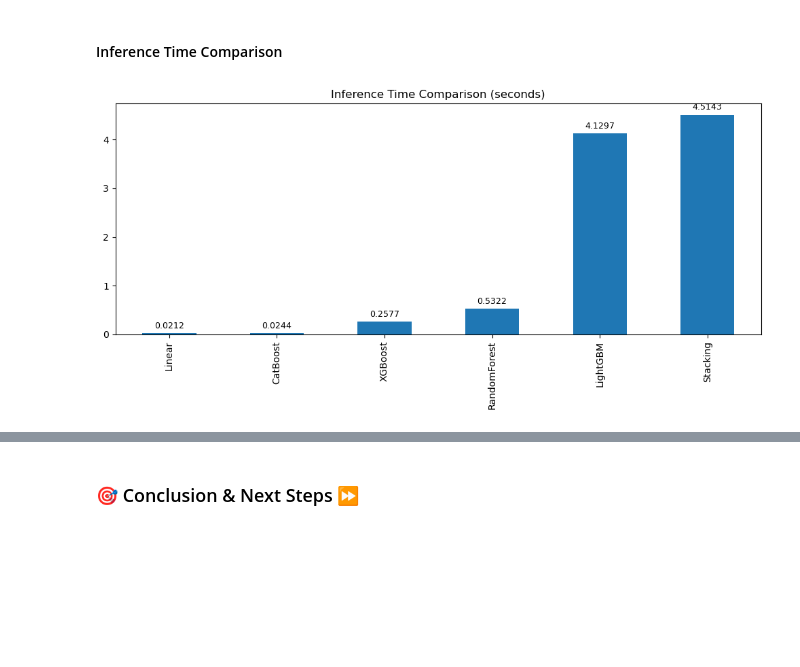
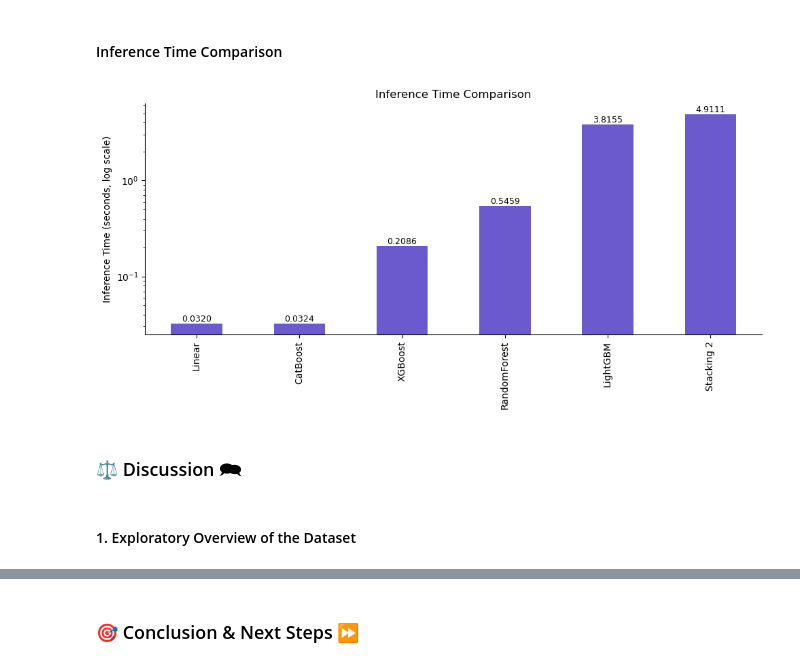
Before and after one commit to cresht2606/catalyst-hpr, a Jupyter notebook: notebooks/model_experiments.ipynb, the cells around one changed output, grey strips where cells are left out. Cells and saved outputs as stored; diff of their text form; code cells hidden in the pictures; blank space fills up the shorter version.

```diff
--- a/notebooks/model_experiments.ipynb
+++ b/notebooks/model_experiments.ipynb
@@ -310,6 +356,9 @@ stack_model_2 = StackingRegressor(
 # List of stacking models
 stack_models = [stack_model, stack_model_2]
 stack_names = ["Stacking 1", "Stacking 2"]
+
+# Stacking results
+stack_results = []
 
 for name, model in zip(stack_names, stack_models):
     # Evaluate on train/test split
@@ -328,6 +377,14 @@ for name, model in zip(stack_names, stack_models):
     train_rmse = np.sqrt(mean_squared_error(y_train, model.predict(X_train)))
     test_rmse = np.sqrt(mean_squared_error(y_test, model.predict(X_test)))
     print(f"Train RMSE: {train_rmse:.4f}, Test RMSE: {test_rmse:.4f}")
+
+    # Store Results
+    stack_results.append({
+        "model": name,
+        "RMSE_log": results["RMSE_log"],
+        "MAE_log": results["MAE_log"],
+        "R2_log": results["R2_log"]
+    })
 # %% [output]
 Stacking 1 Evaluation (Train/Test Split):
 {'model': 'StackingRegressor', 'RMSE_log': np.float64(0.7838419960166346), 'MAE_log': 0.3885915530838216, 'R2_log': 0.46886465797266197}
@@ -1140,37 +1348,47 @@ shap.summary_plot(shap_values, X_test)
 # %% [markdown]
 #### Inference Time Comparison ####
+# %%
+def benchmark_model(model, X):
+    start = time.time()
+    model.predict(X)
+    end = time.time()
+    return end - start
 # %%
-def benchmark_model(model, X, n_runs = 3):
-    times = []
-    for _ in range(n_runs):
-        start = time.time()
-        model.predict(X)
-        times.append(time.time() - start)
-    return np.mean(times)
-
 timing_results = {
     "Linear" : benchmark_model(lr, X_test),
     "RandomForest": benchmark_model(rf, X_test),
     "XGBoost" : benchmark_model(xgb_model, X_test),
     "LightGBM" : benchmark_model(lgb_model, X_test),
     "CatBoost" : benchmark_model(cat_model, X_test),
-    "Stacking" : benchmark_model(stack_model, X_test),
+    "Stacking 2" : benchmark_model(stack_model, X_test),
 }
 
-ax = (pd.Series(timing_results).sort_values().plot(kind="bar", figsize = (10, 5), title="Inference Time Comparison (seconds)"))
+timing_series = pd.Series(timing_results).sort_values()
 
-for p in ax.patches:
+plt.figure(figsize = (10, 5))
+ax = timing_series.plot(kind = "bar", logy = True, color = "slateBlue")
+
+plt.ylabel("Inference Time (seconds, log scale)")
+plt.title("Inference Time Comparison")
+
+# Add Annotations
+for bar in ax.patches:
+    height = bar.get_height()
     ax.annotate(
-        f"{p.get_height():.4f}",
-        (p.get_x() + p.get_width() / 2., p.get_height()),
+        f"{height:.4f}", # format value
+        (bar.get_x() + bar.get_width() / 2, height),
         ha="center",
         va="bottom",
         fontsize=9,
-        xytext=(0, 3),
-        textcoords="offset points"
+        rotation=0
     )
 
+sns.despine()
 plt.tight_layout()
 plt.show()
 # %% [output]
-[figure, old version]
+[figure, new version]
+# %% [markdown]
+### ⚖️ Discussion 🗪 ###
+# %% [markdown]
+#### 1. Exploratory Overview of the Dataset ####
```
Also changed, not shown: parts of 60 cells of this notebook.
